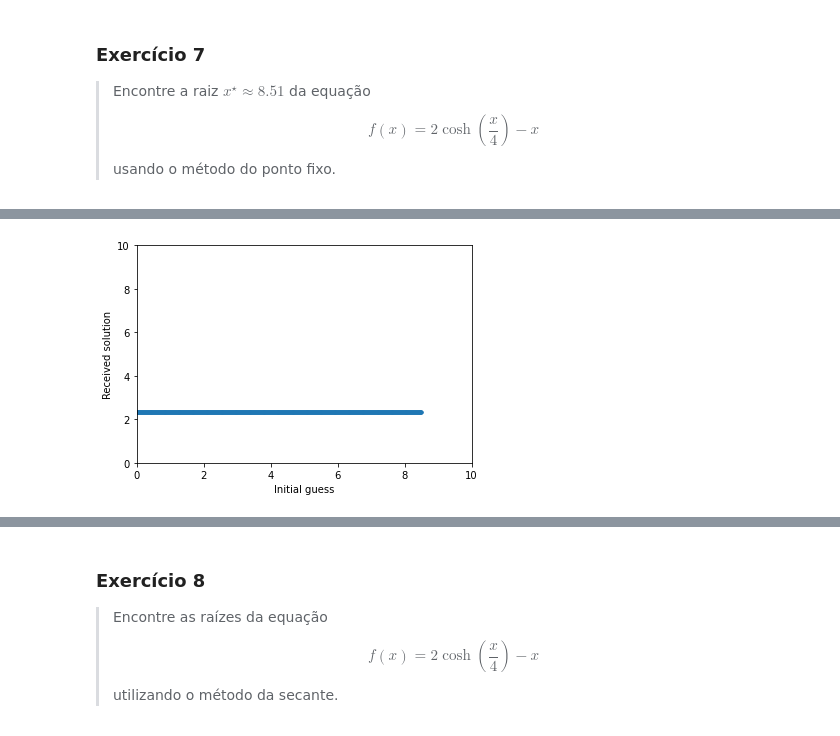
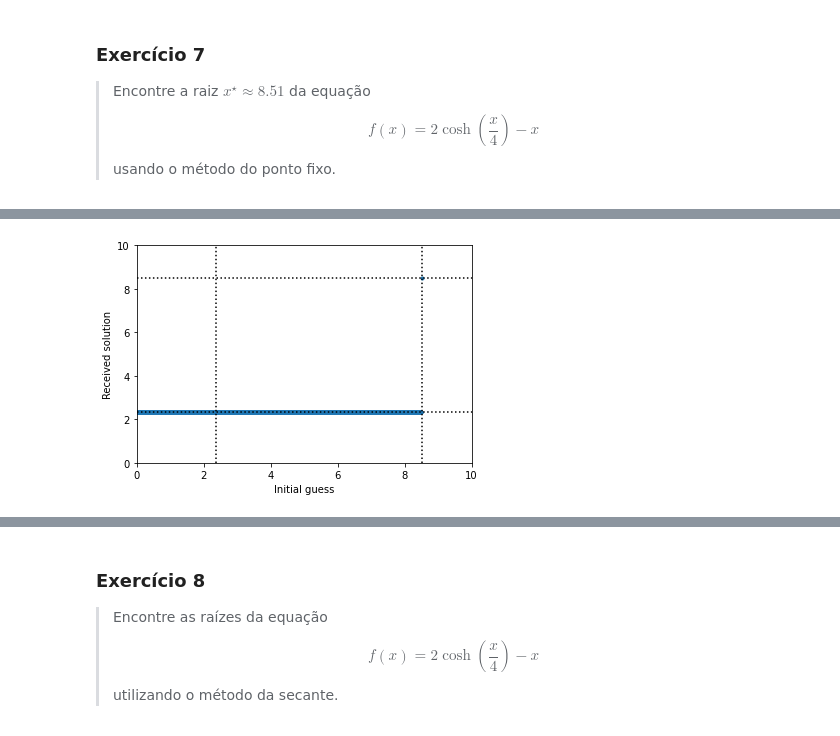
Before and after one commit to carlos-adir/UnB-Courses, a Jupyter notebook: mntf/trabalho1.ipynb, the cells around one changed output, grey strips where cells are left out. Drawn from its saved outputs; the diff is of its cells as text; code cells hidden in the pictures.

````diff
--- a/mntf/trabalho1.ipynb
+++ b/mntf/trabalho1.ipynb
@@ -106,13 +109,15 @@ plt.show()
 > Se você quiser utilizar o valor de entrada como ```int``` ou ```float``` você tem que fazer a conversão.
 # %%
 while True:
-    nome = input("Digite seu nome")
+    # nome = input("Digite seu nome")
+    nome = "Carlos"
     if len(nome) > 2:
         break
 print(f"Nome lido = {nome}")
 
 while True:
-    idade = input("Digite sua idade")
+    # idade = input("Digite sua idade")
+    idade = "26"
     try:
         idade = int(idade)
         break
@@ -161,8 +372,11 @@ e linhas. Personalize o seu gráfico.
 > $$f(x) = 2 \cosh\left(\dfrac{x}{4}\right) − x$$
 >
 > usando o método do ponto fixo.
+# %%
+lowroot = 2.357551053877658
+highroot = 8.507199570713663
 # %%
-def fixedpoint(g: Callable[[float], float], p0: float, atol: float, nitermax: Optional[int] = 100, atolmax: Optional[float] = 1e+4):
+def fixedpoint(g: Callable[[float], float], p0: float, atol: float, nitermax: Optional[int] = 100, atolmax: Optional[float] = 1e+4, verbose: bool = False):
     """
     Find a root of the function 'f' given the initial point 'p0' using the fixed point method.
     It returns the solution if it converges:
@@ -172,13 +386,17 @@ def fixedpoint(g: Callable[[float], float], p0: float, atol: float, nitermax: Op
         - If the distance of two points are bigger than 'atolmax'
     """
     if not callable(g):
-        raise TypeError("The function f must be callable")
+        raise TypeError("The function g must be callable")
     if atol <= 0:
         raise ValueError("The tolerance must be positive")
     p0 = float(p0)
+    if verbose:
+        print(f"p[0] = ", p0)
     nitermax = int(nitermax)
-    for k in range(nitermax):
+    for n in range(nitermax):
         p = g(p0)
+        if verbose:
+            print(f"p[{n}] = ", p)
         error = np.abs(p-p0)
         if error < atol:
             return p
@@ -190,12 +408,12 @@ def fixedpoint(g: Callable[[float], float], p0: float, atol: float, nitermax: Op
 def f(x: float) -> float:
     return 2*np.cosh(x/4) - x
 
-def g(x: float) -> float:
+def g1(x: float) -> float:
     return 2*np.cosh(x/4)
 
 p0 = 8.5
 atol = 1e-4
-p = fixedpoint(g, p0, atol)
+p = fixedpoint(g1, p0, atol, verbose=True)
 print(f" Initial guess:   p0 = {p0}")
 print(f"Final solution:    p = {p}")
 print(f"     Tolerance: atol = {atol:.1e}")
@@ -204,18 +436,22 @@ print(f"     Tolerance: atol = {atol:.1e}")
 Final solution:    p = 2.3575827298641867
      Tolerance: atol = 1.0e-04
 # %%
-p0s = np.linspace(0, 10, 1029)
+p0s = np.linspace(0, highroot-1e-6, 1029)
 pfs = np.zeros(p0s.shape)
 for i, p0 in enumerate(p0s):
     try:
-        pfs[i] = fixedpoint(g, p0, atol, nitermax=100)
+        pfs[i] = fixedpoint(g1, p0, atol, nitermax=100)
     except ValueError as e:
         pfs[i] = float('inf')
 plt.scatter(p0s, pfs, marker=".")
 plt.xlabel("Initial guess")
 plt.ylabel("Received solution")
 plt.xlim(0, 10)
 plt.ylim(0, 10)
+plt.axhline(y=lowroot, ls="dotted", color="k")
+plt.axhline(y=highroot, ls="dotted", color="k")
+plt.axvline(x=lowroot, ls="dotted", color="k")
+plt.axvline(x=highroot, ls="dotted", color="k")
 plt.show()
 # %% [output]
-[figure, old version]
+[figure, new version]
````
Also changed, not shown: parts of 26 cells of this notebook.
